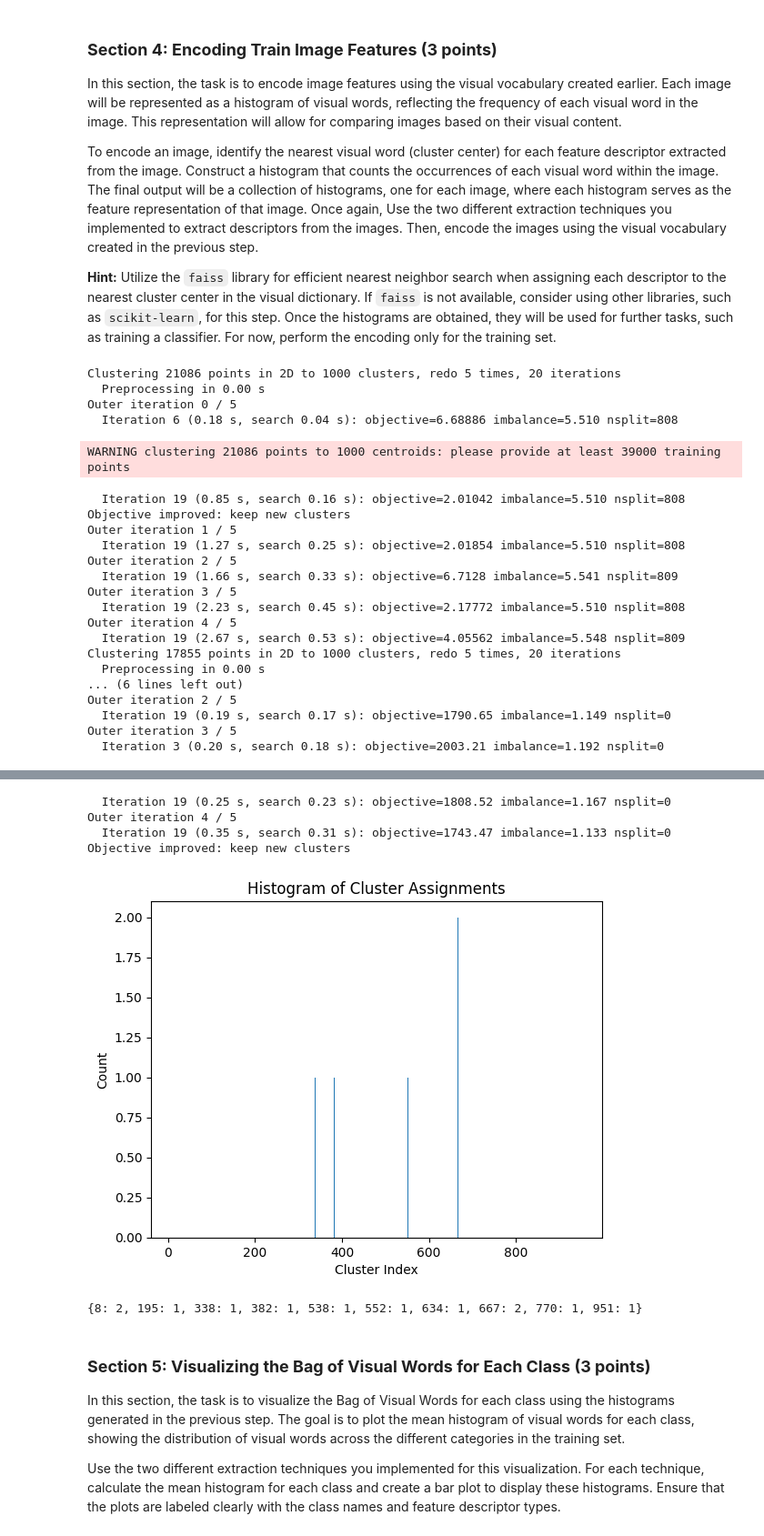
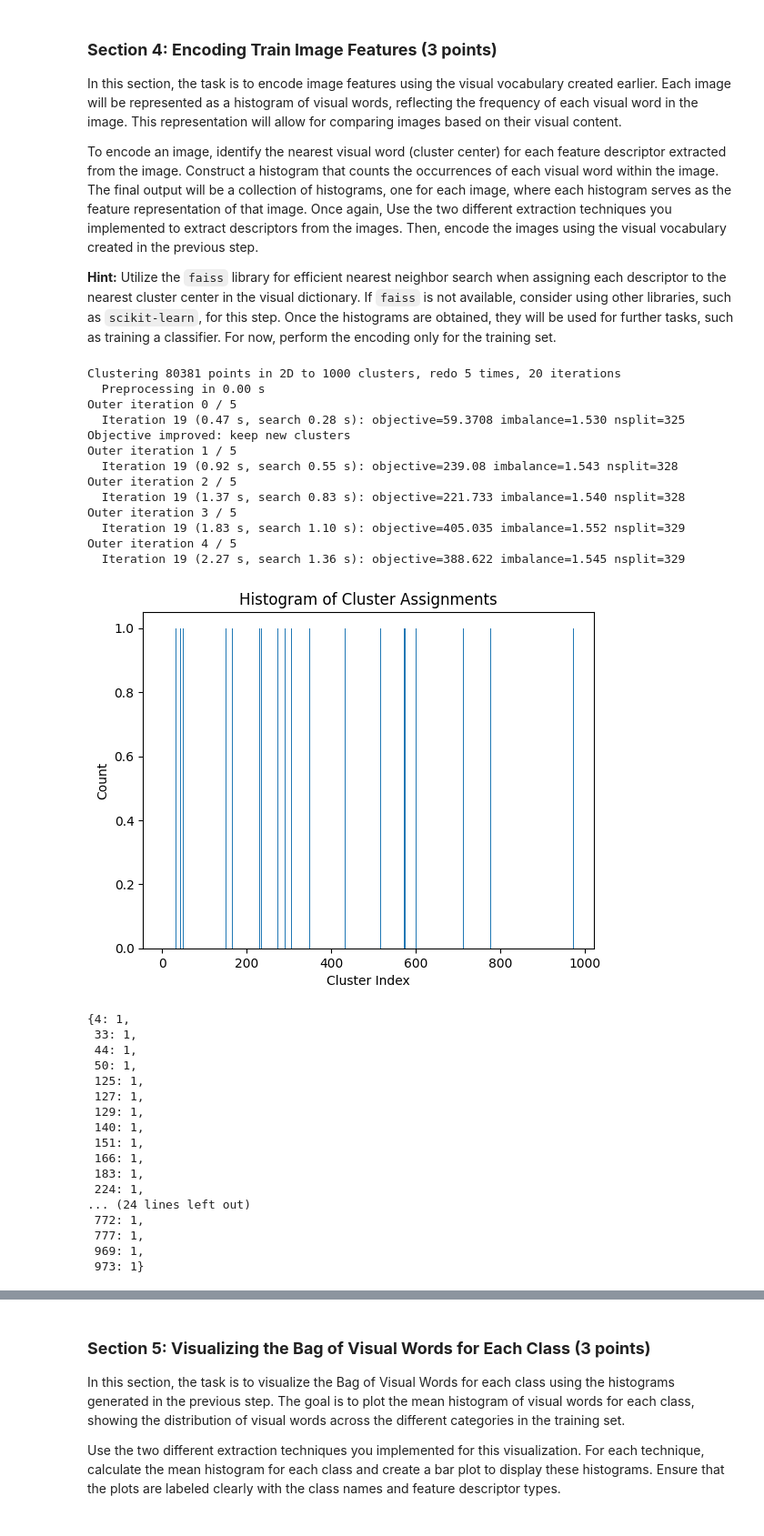
Before and after one commit to matthias-hagenauer/cv1_labs, a Jupyter notebook: cv1-lab-final-1/cv1-final-lab-part-1.ipynb, the cells around one changed output, grey strips where cells are left out. Shown at 91% size. Drawn from its saved outputs; the diff is of its cells as text; code cells hidden in the pictures.

```diff
--- a/cv1-lab-final-1/cv1-final-lab-part-1.ipynb
+++ b/cv1-lab-final-1/cv1-final-lab-part-1.ipynb
@@ -464,52 +475,61 @@ def get_histogram(centroids, img, method="sift", visualize = True):
 
     features = extract_features([img], method)
     features = np.array(features).astype('float32')
 
     indices = []
 
     for keypoint in features:
         k = 1
         _, cluster_index = index.search(np.array([keypoint]), k)
         indices.append(cluster_index[0][0])
 
     indices = np.array(indices)
     unique, counts = np.unique(indices, return_counts=True)
     if visualize:
         plt.bar(unique, counts)
         plt.title("Histogram of Cluster Assignments")
         plt.xlabel("Cluster Index")
         plt.ylabel("Count")
         plt.show()
 
     histogram = dict(zip(unique, counts))
 
     return histogram
 
 
 
-centroids_dict = get_centroids(train_images, visualize=False, percentages=[.3])
+centroids_dict = get_centroids(train_images, visualize=False, percentages=[.3], methods=["fast"])
 img = get_random_picture()[0]
-get_histogram(centroids_dict[list(centroids_dict.keys())[0]], img)
+get_histogram(centroids_dict[list(centroids_dict.keys())[0]], img, method="fast")
 # %% [output]
-Clustering 21086 points in 2D to 1000 clusters, redo 5 times, 20 iterations
+Clustering 80381 points in 2D to 1000 clusters, redo 5 times, 20 iterations
   Preprocessing in 0.00 s
 Outer iteration 0 / 5
-  Iteration 6 (0.18 s, search 0.04 s): objective=6.68886 imbalance=5.510 nsplit=808
+  Iteration 19 (0.47 s, search 0.28 s): objective=59.3708 imbalance=1.530 nsplit=325
+Objective improved: keep new clusters
+Outer iteration 1 / 5
+  Iteration 19 (0.92 s, search 0.55 s): objective=239.08 imbalance=1.543 nsplit=328
+Outer iteration 2 / 5
+  Iteration 19 (1.37 s, search 0.83 s): objective=221.733 imbalance=1.540 nsplit=328
+Outer iteration 3 / 5
+  Iteration 19 (1.83 s, search 1.10 s): objective=405.035 imbalance=1.552 nsplit=329
+Outer iteration 4 / 5
+  Iteration 19 (2.27 s, search 1.36 s): objective=388.622 imbalance=1.545 nsplit=329
+[figure, new version]
-WARNING clustering 21086 points to 1000 centroids: please provide at least 39000 training points
+{4: 1,
+ 33: 1,
+ 44: 1,
+ 50: 1,
+ 125: 1,
+ 127: 1,
+ 129: 1,
+ 140: 1,
+ 151: 1,
+ 166: 1,
+ 183: 1,
+ 224: 1,
+... (24 lines left out)
+ 772: 1,
+ 777: 1,
+ 969: 1,
+ 973: 1}
-  Iteration 19 (0.85 s, search 0.16 s): objective=2.01042 imbalance=5.510 nsplit=808
-Objective improved: keep new clusters
-Outer iteration 1 / 5
-  Iteration 19 (1.27 s, search 0.25 s): objective=2.01854 imbalance=5.510 nsplit=808
-Outer iteration 2 / 5
-  Iteration 19 (1.66 s, search 0.33 s): objective=6.7128 imbalance=5.541 nsplit=809
-Outer iteration 3 / 5
-  Iteration 19 (2.23 s, search 0.45 s): objective=2.17772 imbalance=5.510 nsplit=808
-Outer iteration 4 / 5
-  Iteration 19 (2.67 s, search 0.53 s): objective=4.05562 imbalance=5.548 nsplit=809
-Clustering 17855 points in 2D to 1000 clusters, redo 5 times, 20 iterations
-  Preprocessing in 0.00 s
-... (6 lines left out)
-Outer iteration 2 / 5
-  Iteration 19 (0.19 s, search 0.17 s): objective=1790.65 imbalance=1.149 nsplit=0
-Outer iteration 3 / 5
-  Iteration 3 (0.20 s, search 0.18 s): objective=2003.21 imbalance=1.192 nsplit=0
@@ -517,9 +536,3 @@ WARNING clustering 17855 points to 1000 centroids: please provide at least 39000
-  Iteration 19 (0.25 s, search 0.23 s): objective=1808.52 imbalance=1.167 nsplit=0
-Outer iteration 4 / 5
-  Iteration 19 (0.35 s, search 0.31 s): objective=1743.47 imbalance=1.133 nsplit=0
-Objective improved: keep new clusters
-[figure, old version]
-{8: 2, 195: 1, 338: 1, 382: 1, 538: 1, 552: 1, 634: 1, 667: 2, 770: 1, 951: 1}
 # %% [markdown]
 <a id="section-5"></a>
 ### **Section 5: Visualizing the Bag of Visual Words for Each Class (3 points)**
```
Also changed, not shown: parts of 5 cells of this notebook.
